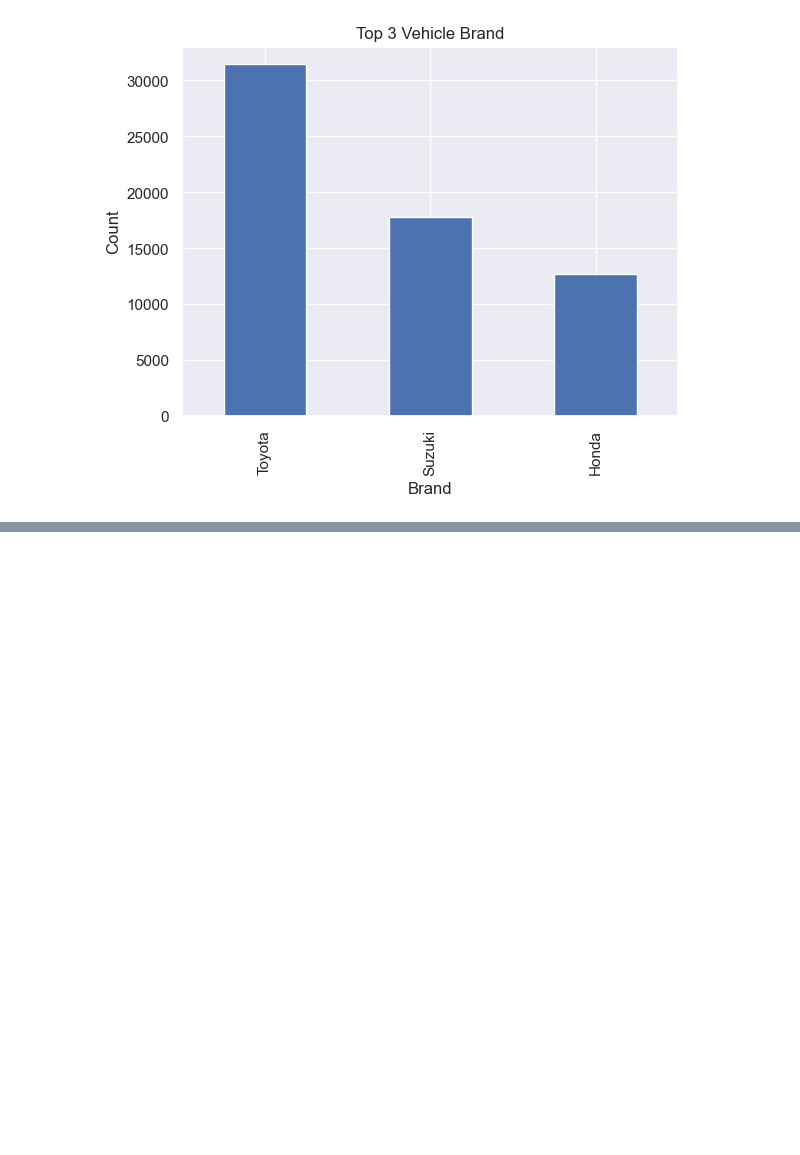
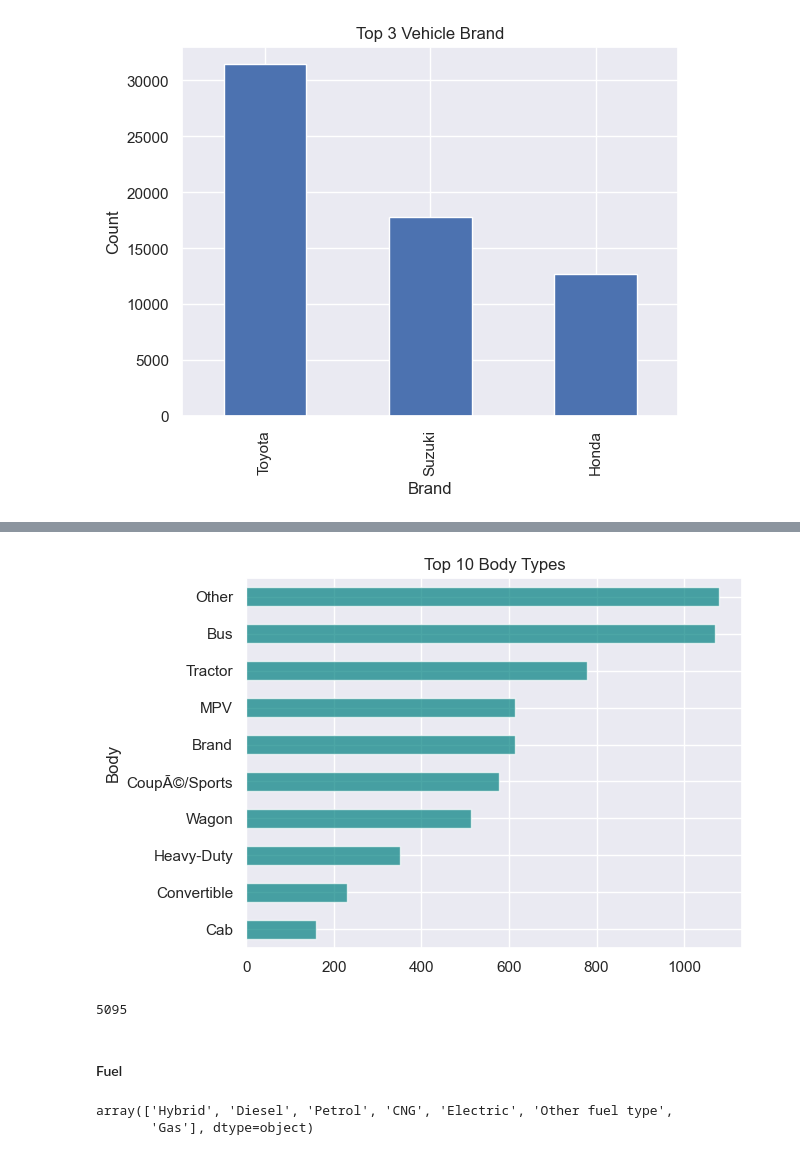
Before and after one commit to toobask/introtoAI1, a Jupyter notebook: notebook/IntroToAI_701_CourseWork_Amua_et_Tooba.ipynb, the cells around one changed output, grey strips where cells are left out. Saved outputs shown, nothing was run; the diff lists cells and outputs as text; code cells hidden in the pictures; blank space fills up the shorter version.

```diff
--- a/notebook/IntroToAI_701_CourseWork_Amua_et_Tooba.ipynb
+++ b/notebook/IntroToAI_701_CourseWork_Amua_et_Tooba.ipynb
@@ -134,0 +271,3 @@ plt.show()
+# %%
+#replace invalid years (0, 2557, 2561, 2550) with NaN
+vehicle_df.Year = vehicle_df.Year.replace([0, 2557, 2561, 2550], np.nan)
@@ -134,0 +303,3 @@ plt.show()
+# %%
+#replace recondition with reconditioned and e with NaN
+vehicle_df.Condition = vehicle_df.Condition.replace({"Recondition": "Reconditioned", "e": np.nan})
@@ -134,0 +367,7 @@ plt.show()
+# %%
+#we see some invalid transmission types in the transmission column
+#create list of valid transmission types
+valid_transmissions = ["Automatic", "Manual", "Tiptronic", "Other transmission"]
+
+#use list to filter out invalid transmission type
+vehicle_df = vehicle_df[vehicle_df.Transmission.isin(valid_transmissions)]
@@ -134,0 +437,3 @@ plt.show()
+# %%
+#group or add unregistered to other values in the body column
+vehicle_df.Body = vehicle_df.Body.replace("Unregistered", "Other")
@@ -134,0 +461,23 @@ plt.show()
+# %%
+#top 10 body types
+top10_body = vehicle_df.Body.value_counts().sort_values(ascending=True).head(10)
+
+#plot top 10 body types
+top10_body.plot(kind="barh", color="teal", alpha=0.7)
+plt.title("Top 10 Body Types")
+plt.show()
+# %% [output]
+[figure, added]
+# %%
+#check for missing values in Body column
+vehicle_df.Body.isna().sum()
+# %% [output]
+5095
+# %% [markdown]
+#### Fuel
+# %%
+#what kind of fuel do the vehicles use?
+vehicle_df.Fuel.unique()
+# %% [output]
+array(['Hybrid', 'Diesel', 'Petrol', 'CNG', 'Electric', 'Other fuel type',
+       'Gas'], dtype=object)
```
Also changed, not shown: parts of 55 cells of this notebook.
